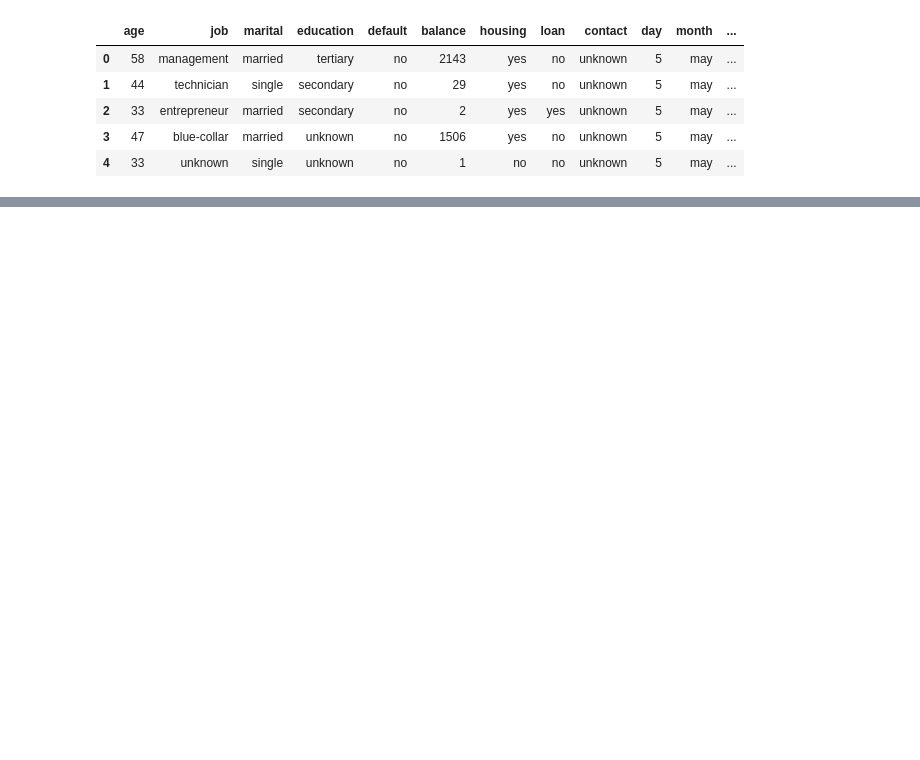
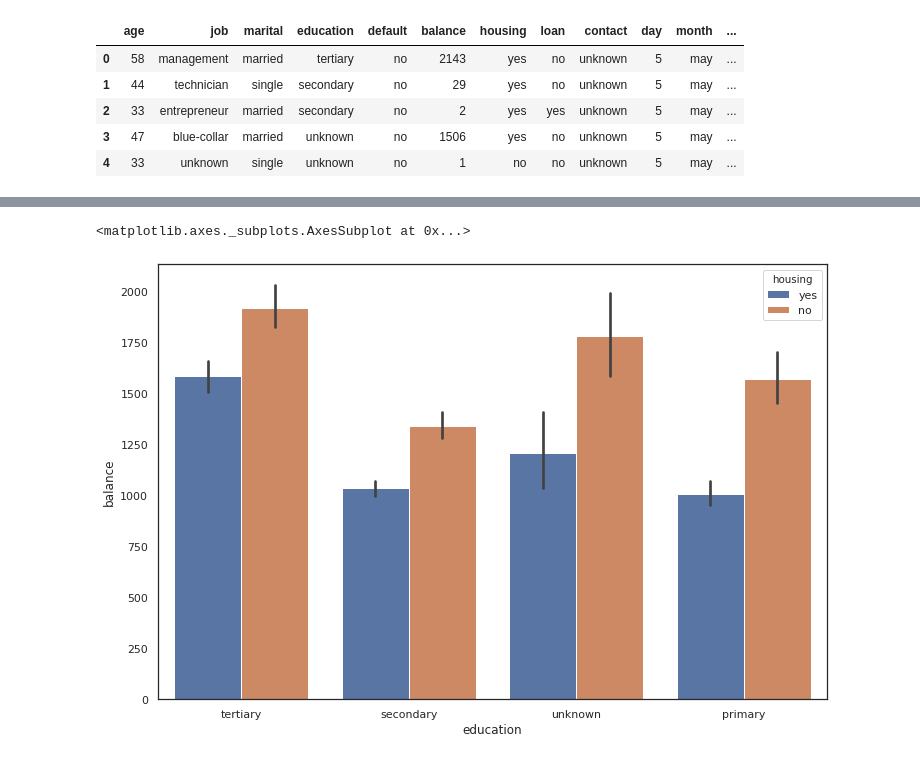
Before and after one commit to BrunoRoth95/bank_marketing, a Jupyter notebook: bank_case.ipynb, the cells around one changed output, grey strips where cells are left out. Cells and saved outputs as stored; diff of their text form; code cells hidden in the pictures; blank space fills up the shorter version.

```diff
--- a/bank_case.ipynb
+++ b/bank_case.ipynb
@@ -129,0 +294,14 @@ plt.yticks(fontsize=12)
+# %%
+# f, ax = plt.subplots(1,2, figsize=(16,8))
+plt.figure(figsize=(12,8))
+
+
+
+
+sns.barplot(x="education", y="balance", hue="housing", data=df)#, estimator=lambda x: len(x) / len(df) * 100)
+# # sns.barplot(x="marital", y="age", hue="housing", data=df)
+# ax[1].set(ylabel="Balance")
+# ax[1].set_xticklabels(df["education"].unique(), rotation=0, rotation_mode="anchor")
+# %% [output]
+<matplotlib.axes._subplots.AxesSubplot at 0x...>
+[figure, added]
```
Also changed, not shown: parts of 27 cells of this notebook.
